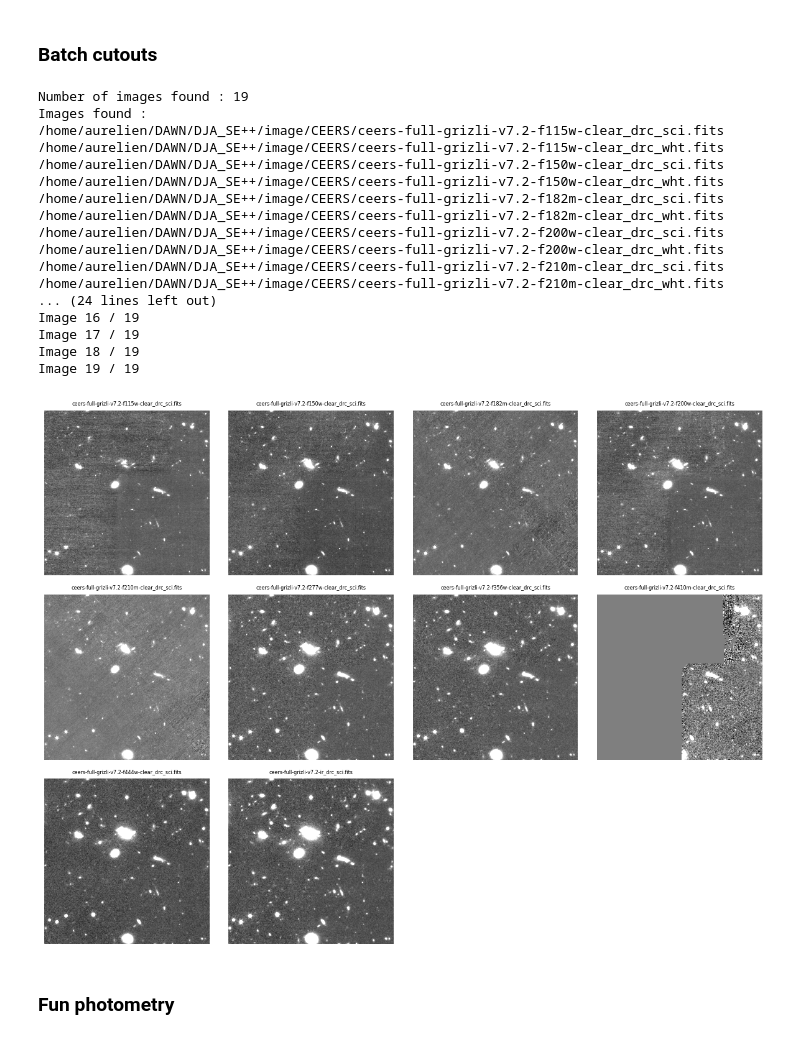
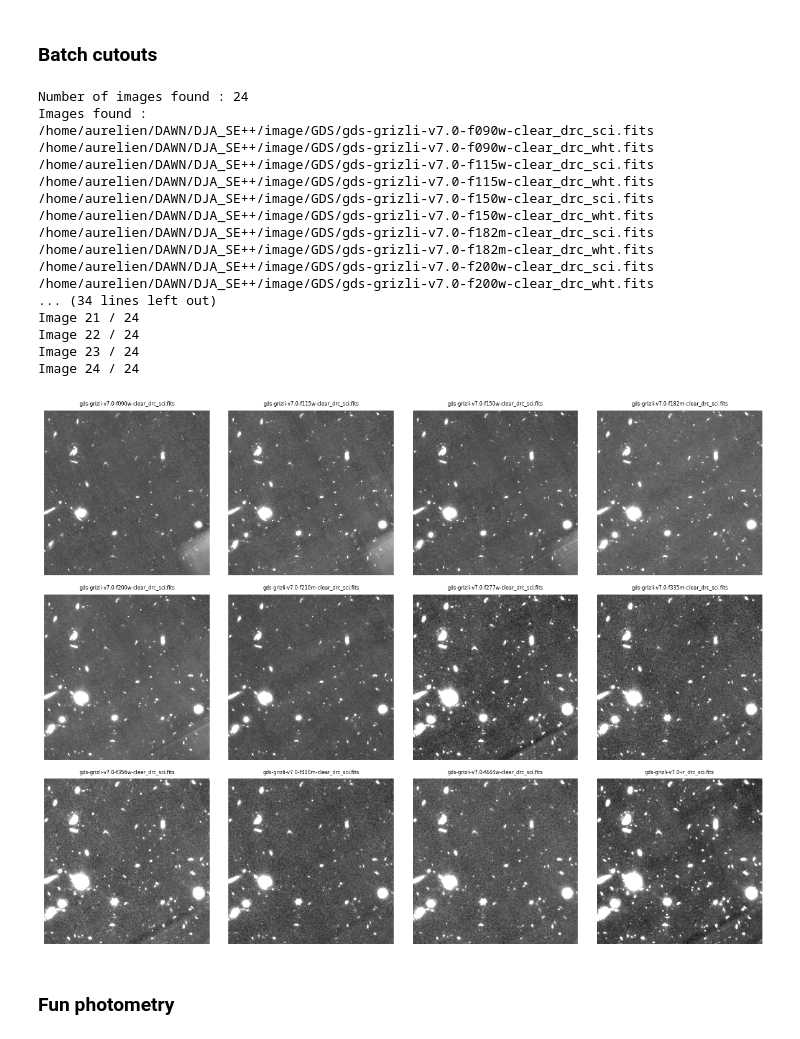
Before and after one commit to AstroAure/DJA-SEpp, a Jupyter notebook: 00.2_Cutout.ipynb, the cells around one changed output. Drawn from its saved outputs; the diff is of its cells as text; code cells hidden in the pictures.

```diff
--- a/00.2_Cutout.ipynb
+++ b/00.2_Cutout.ipynb
@@ -29,16 +29,16 @@ def add_good_scalebar(ax, wcs, color='white', fraction=0.25, corner='bottom_righ
     size = good_values[np.argmin(dist)]
     add_scalebar(ax, size, label=f"{size:latex}", color=color, fontproperties=FontProperties(size='x-large'), label_top=True, pad=pad, corner=corner)
 # %%
-hdu = fits.open(f"/home/aurelien/DAWN/DJA_SE++/image/GDS/gds-grizli-v7.0-f200w-clear_drc_sci.fits", memmap=True)[0]
+# hdu = fits.open(f"/home/aurelien/DAWN/DJA_SE++/image/GDS/gds-grizli-v7.0-f200w-clear_drc_sci.fits", memmap=True)[0]
 # hdu = fits.open("/home/aurelien/DAWN/DJA_SE++/image/COSMOS/primer-cosmos-grizli-v7.0-f200w-clear_drc_sci.fits", memmap=True)[0]
-# hdu = fits.open("/home/aurelien/DAWN/DJA_SE++/image/CEERS/ceers-full-grizli-v7.2-f200w-clear_drc_sci.fits", memmap=True)[0]
+hdu = fits.open("/home/aurelien/DAWN/DJA_SE++/image/CEERS/ceers-full-grizli-v7.2-f200w-clear_drc_sci.fits", memmap=True)[0]
 wcs = WCS(hdu.header)
 
 # center = SkyCoord('53.166338 -27.821555', frame='icrs', unit='deg') # JADES-GS-z12.0
-center = SkyCoord('53.17 -27.78', frame='icrs', unit='deg') # GDS
+# center = SkyCoord('53.17 -27.78', frame='icrs', unit='deg') # GDS
 # center = SkyCoord('10h00m35s 02d20m00s', frame='icrs') # COSMOS
-# center = SkyCoord('14h19m45s 52d54m00s', frame='icrs') # CEERS
-size=u.Quantity((1.0,1.0), u.arcmin)
+center = SkyCoord('14h19m45s 52d54m00s', frame='icrs') # CEERS
+size=u.Quantity((0.5,0.5), u.arcmin)
 
 cutout = Cutout2D(hdu.data,
                   position=center, size=size,
@@ -113,7 +113,7 @@ def save_cutouts(generic_filename   : str,
         folder = "/".join(parsed_name[:-1])
         init_name = parsed_name[-1]
         name = f"{'.'.join(init_name.split('.')[:-1])}_cutout.fits"
-        if save_folder is None: save_folder = f"{folder}/cutout-small"
+        if save_folder is None: save_folder = f"{folder}/cutout"
         if not os.path.exists(save_folder): os.mkdir(save_folder)
         hdu.writeto(f"{save_folder}/{name}", overwrite=True)
         # Plot cutout
@@ -129,31 +129,31 @@ def save_cutouts(generic_filename   : str,
     if plot: plt.show()
 # %%
 # center = SkyCoord('53.166338 -27.821555', frame='icrs', unit='deg') # JADES-GS-z12.0
-# center = SkyCoord('53.17 -27.78', frame='icrs', unit='deg') # GDS
+center = SkyCoord('53.17 -27.78', frame='icrs', unit='deg') # GDS
 # center = SkyCoord('10h00m35s 02d20m00s', frame='icrs') # COSMOS
-center = SkyCoord('14h19m39s 52d54m00s', frame='icrs') # CEERS
-size=u.Quantity((3.0,3.0), u.arcmin)
+# center = SkyCoord('14h19m39s 52d54m00s', frame='icrs') # CEERS
+size=u.Quantity((0.5,0.5), u.arcmin)
 
-save_cutouts("/home/aurelien/DAWN/DJA_SE++/image/CEERS/*.fits", center, size, plot=True, plot_str="sci", verbose=True)
+save_cutouts("/home/aurelien/DAWN/DJA_SE++/image/GDS/*.fits", center, size, plot=True, plot_str="sci", verbose=True)
 # %% [output]
-Number of images found : 19
+Number of images found : 24
 Images found :
-/home/aurelien/DAWN/DJA_SE++/image/CEERS/ceers-full-grizli-v7.2-f115w-clear_drc_sci.fits
-/home/aurelien/DAWN/DJA_SE++/image/CEERS/ceers-full-grizli-v7.2-f115w-clear_drc_wht.fits
-/home/aurelien/DAWN/DJA_SE++/image/CEERS/ceers-full-grizli-v7.2-f150w-clear_drc_sci.fits
-/home/aurelien/DAWN/DJA_SE++/image/CEERS/ceers-full-grizli-v7.2-f150w-clear_drc_wht.fits
-/home/aurelien/DAWN/DJA_SE++/image/CEERS/ceers-full-grizli-v7.2-f182m-clear_drc_sci.fits
-/home/aurelien/DAWN/DJA_SE++/image/CEERS/ceers-full-grizli-v7.2-f182m-clear_drc_wht.fits
-/home/aurelien/DAWN/DJA_SE++/image/CEERS/ceers-full-grizli-v7.2-f200w-clear_drc_sci.fits
-/home/aurelien/DAWN/DJA_SE++/image/CEERS/ceers-full-grizli-v7.2-f200w-clear_drc_wht.fits
-/home/aurelien/DAWN/DJA_SE++/image/CEERS/ceers-full-grizli-v7.2-f210m-clear_drc_sci.fits
-/home/aurelien/DAWN/DJA_SE++/image/CEERS/ceers-full-grizli-v7.2-f210m-clear_drc_wht.fits
-... (24 lines left out)
-Image 16 / 19
-Image 17 / 19
-Image 18 / 19
-Image 19 / 19
+/home/aurelien/DAWN/DJA_SE++/image/GDS/gds-grizli-v7.0-f090w-clear_drc_sci.fits
+/home/aurelien/DAWN/DJA_SE++/image/GDS/gds-grizli-v7.0-f090w-clear_drc_wht.fits
+/home/aurelien/DAWN/DJA_SE++/image/GDS/gds-grizli-v7.0-f115w-clear_drc_sci.fits
+/home/aurelien/DAWN/DJA_SE++/image/GDS/gds-grizli-v7.0-f115w-clear_drc_wht.fits
+/home/aurelien/DAWN/DJA_SE++/image/GDS/gds-grizli-v7.0-f150w-clear_drc_sci.fits
+/home/aurelien/DAWN/DJA_SE++/image/GDS/gds-grizli-v7.0-f150w-clear_drc_wht.fits
+/home/aurelien/DAWN/DJA_SE++/image/GDS/gds-grizli-v7.0-f182m-clear_drc_sci.fits
+/home/aurelien/DAWN/DJA_SE++/image/GDS/gds-grizli-v7.0-f182m-clear_drc_wht.fits
+/home/aurelien/DAWN/DJA_SE++/image/GDS/gds-grizli-v7.0-f200w-clear_drc_sci.fits
+/home/aurelien/DAWN/DJA_SE++/image/GDS/gds-grizli-v7.0-f200w-clear_drc_wht.fits
+... (34 lines left out)
+Image 21 / 24
+Image 22 / 24
+Image 23 / 24
+Image 24 / 24
-[figure, old version]
+[figure, new version]
 # %% [markdown]
 ### Fun photometry
 # %%
```
Also changed, not shown: parts of 2 cells of this notebook, 5 other files.
